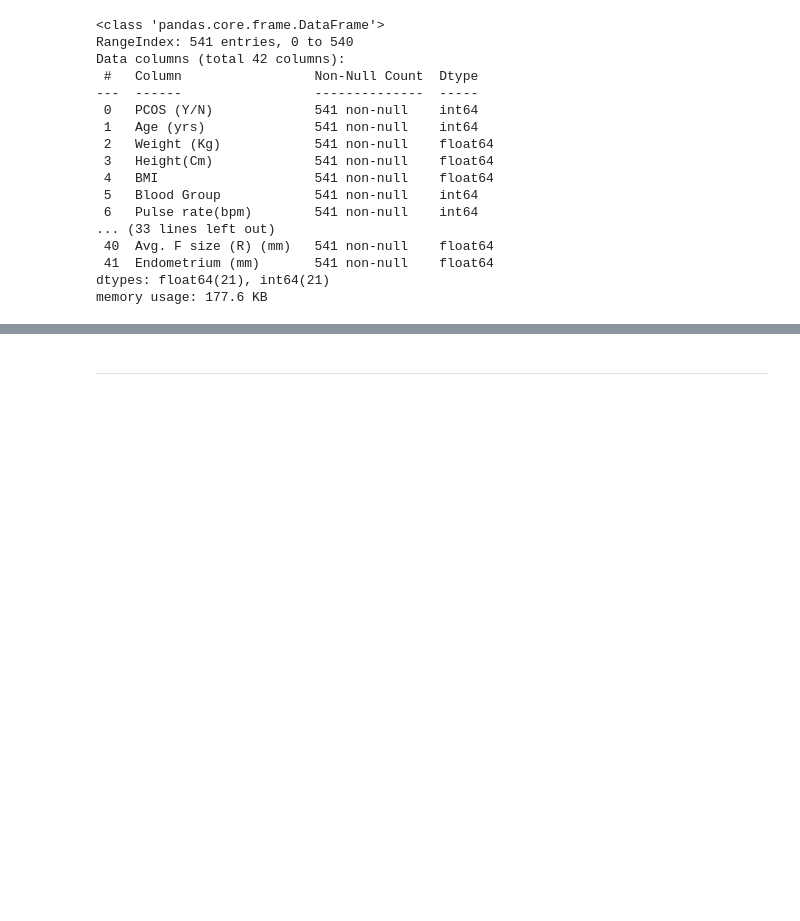
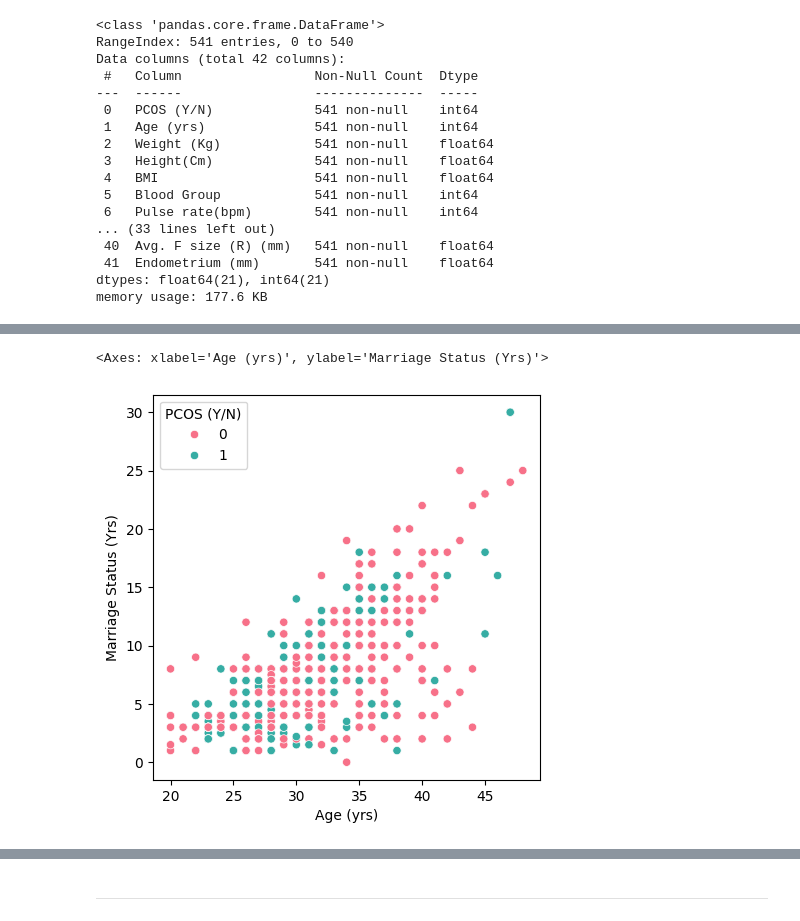
Before and after one commit to leylatulu/PCOS-Prediction, a Jupyter notebook: analysis.ipynb, the cells around one changed output, grey strips where cells are left out. Cells and saved outputs as stored; diff of their text form; code cells hidden in the pictures; blank space fills up the shorter version.

```diff
--- a/analysis.ipynb
+++ b/analysis.ipynb
@@ -293,0 +311,6 @@ df.quantile([0, 0.05, 0.1, 0.25, 0.4, 0.6, 0.75, 0.8, 0.9, 0.95, 0.99, 1]).T
+# %%
+plt.figure(figsize=(5,5))
+sns.scatterplot(x="Age (yrs)", y="Marriage Status (Yrs)", data=df, hue='PCOS (Y/N)', palette='husl')
+# %% [output]
+<Axes: xlabel='Age (yrs)', ylabel='Marriage Status (Yrs)'>
+[figure, added]
```
Also changed, not shown: parts of 16 cells of this notebook.
